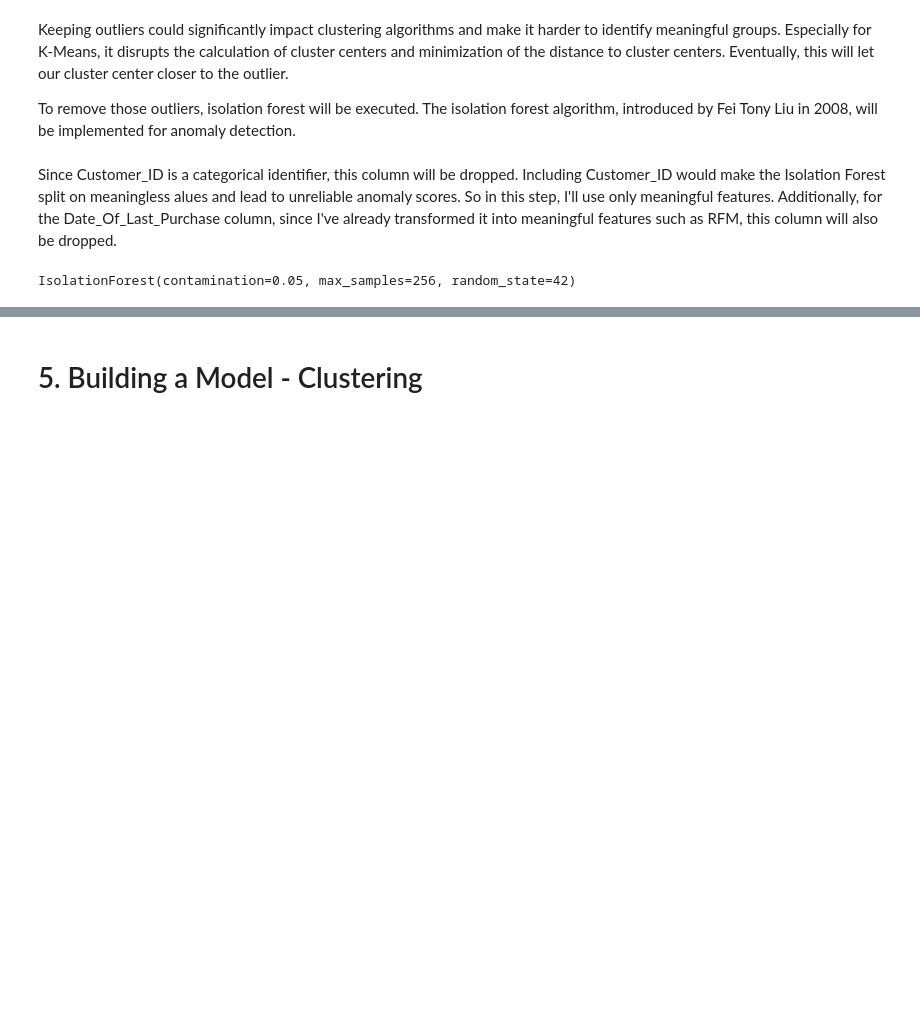
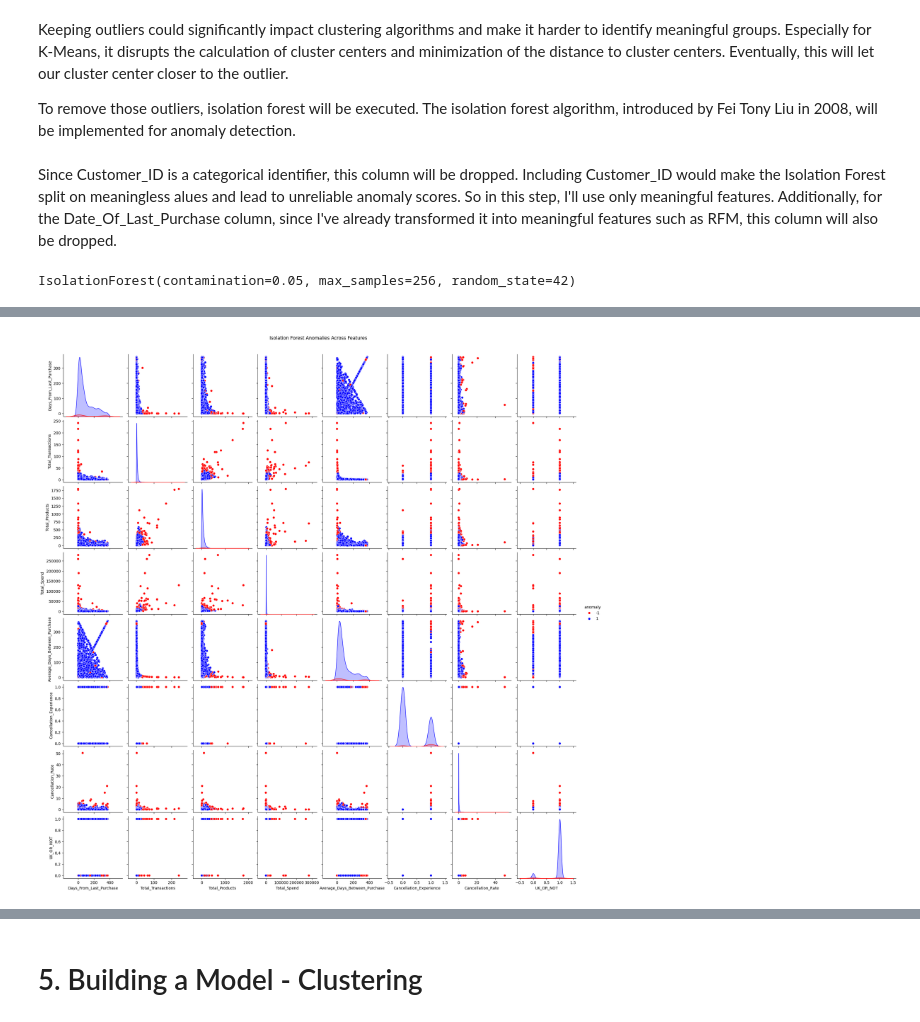
Before and after one commit to iamyunaseo/e-commerce-customer-behavior-analytics, a Jupyter notebook: e-commerce-customer-behavior-analytics.ipynb, the cells around one changed output, grey strips where cells are left out. Cells and saved outputs as stored; diff of their text form; code cells hidden in the pictures; blank space fills up the shorter version.

```diff
--- a/e-commerce-customer-behavior-analytics.ipynb
+++ b/e-commerce-customer-behavior-analytics.ipynb
@@ -966,0 +955,11 @@ KeyError: 'Customer_ID'
+# %%
+sns.pairplot(
+    customer_df,
+    vars=customer_df[features],
+    hue='anomaly',
+    palette={1: 'blue', -1: 'red'}
+)
+plt.suptitle("Isolation Forest Anomalies Across Features", y=1.02)
+plt.show()
+# %% [output]
+[figure, added]
```
Also changed, not shown: parts of 16 cells of this notebook, 2 other files.
